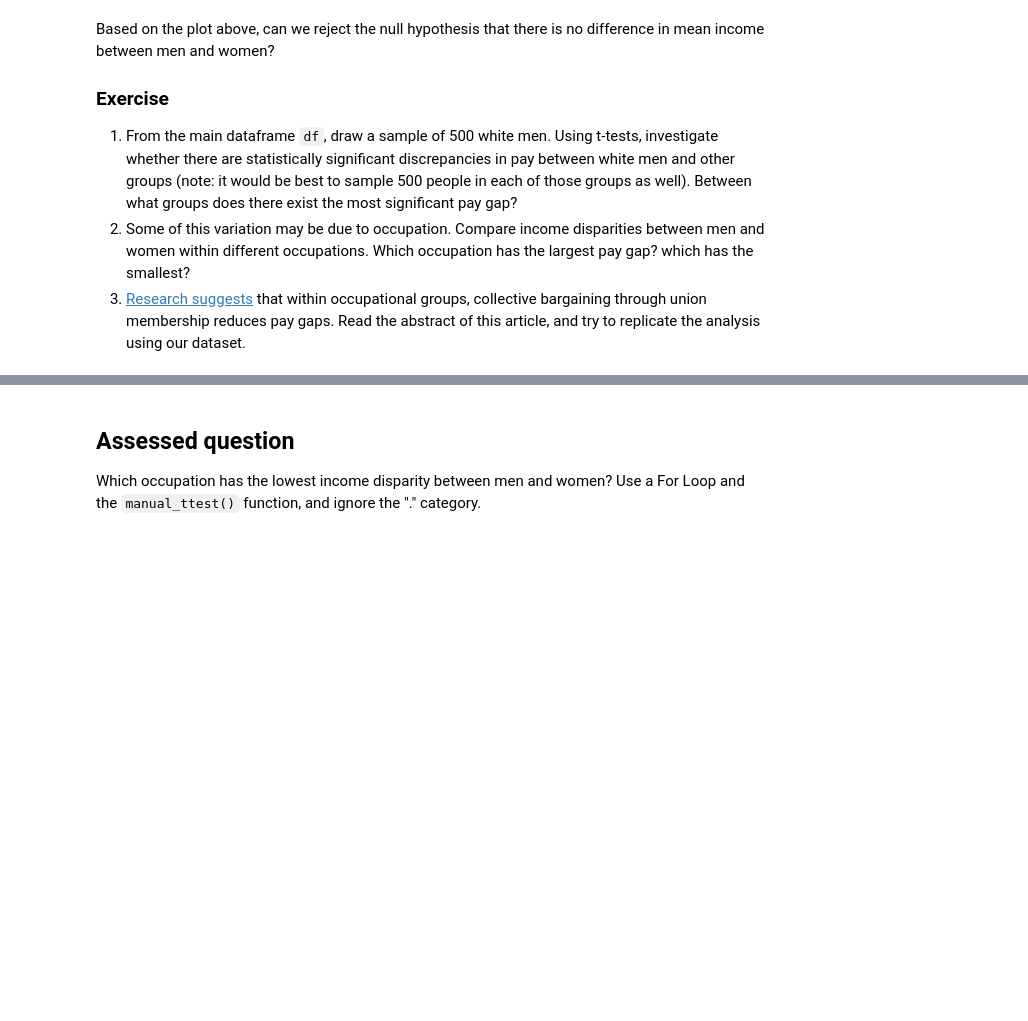
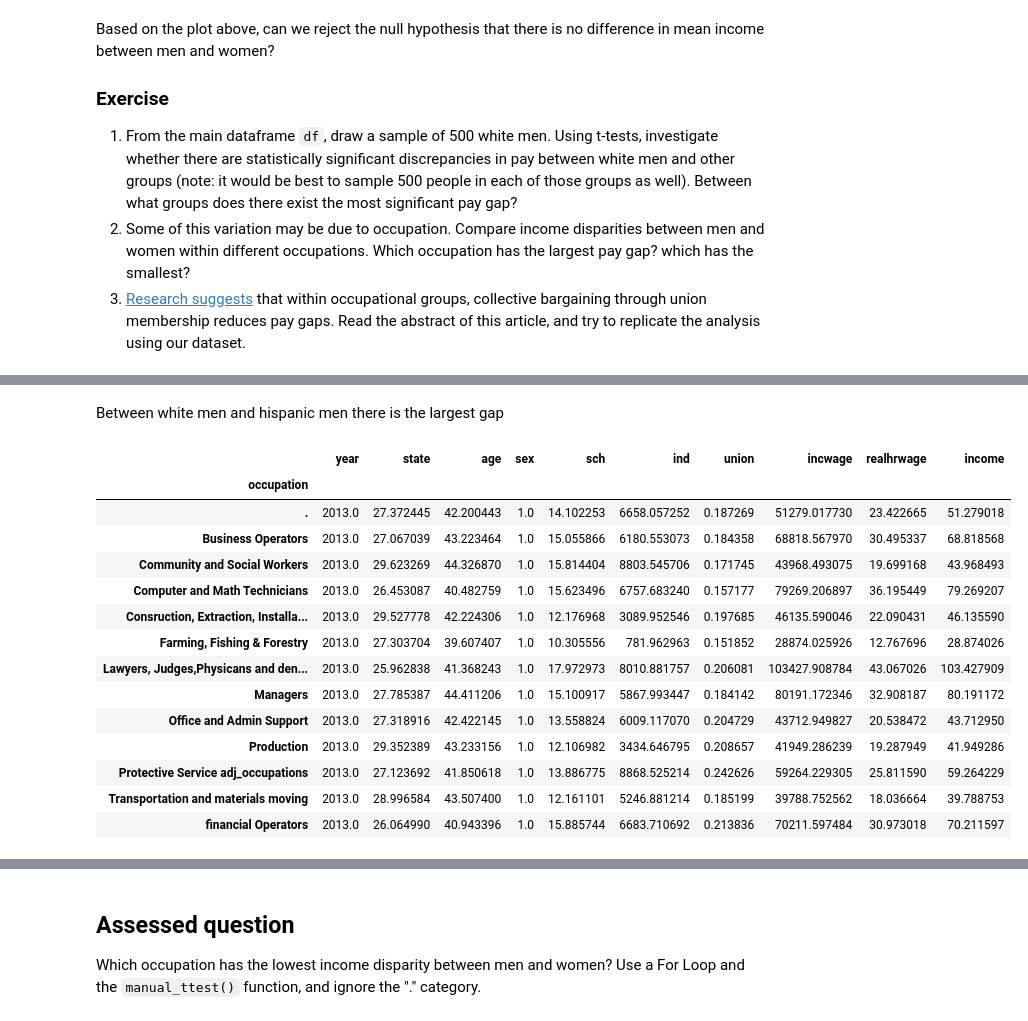
Before and after one commit to AngelaZhang111/QM2, a Jupyter notebook: w06_hypothesis_testing.ipynb, the cells around one changed output, grey strips where cells are left out. Cells and saved outputs as stored; diff of their text form; code cells hidden in the pictures; blank space fills up the shorter version.

```diff
--- a/w06_hypothesis_testing.ipynb
+++ b/w06_hypothesis_testing.ipynb
@@ -294,0 +334,24 @@ Based on the plot above, can we reject the null hypothesis that there is no diff
+# %% [markdown]
+Between white men and hispanic men there is the largest gap
+# %%
+#question 2: Some of this variation may be due to occupation.
+#Compare income disparities between men and women within different occupations.
+#Which occupation has the largest pay gap? which has the smallest?
+all_men = df[df['sex']==1]
+all_men.groupby('occupation').mean('income').sort_values('occupation')
+# %% [output]
+|  | year | state | age | sex | sch | ind | union | incwage | realhrwage | income |
+| occupation |  |  |  |  |  |  |  |  |  |  |
+| . | 2013.0 | 27.372445 | 42.200443 | 1.0 | 14.102253 | 6658.057252 | 0.187269 | 51279.017730 | 23.422665 | 51.279018 |
+| Business Operators | 2013.0 | 27.067039 | 43.223464 | 1.0 | 15.055866 | 6180.553073 | 0.184358 | 68818.567970 | 30.495337 | 68.818568 |
+| Community and Social Workers | 2013.0 | 29.623269 | 44.326870 | 1.0 | 15.814404 | 8803.545706 | 0.171745 | 43968.493075 | 19.699168 | 43.968493 |
+| Computer and Math Technicians | 2013.0 | 26.453087 | 40.482759 | 1.0 | 15.623496 | 6757.683240 | 0.157177 | 79269.206897 | 36.195449 | 79.269207 |
+| Consruction, Extraction, Installa... | 2013.0 | 29.527778 | 42.224306 | 1.0 | 12.176968 | 3089.952546 | 0.197685 | 46135.590046 | 22.090431 | 46.135590 |
+| Farming, Fishing & Forestry | 2013.0 | 27.303704 | 39.607407 | 1.0 | 10.305556 | 781.962963 | 0.151852 | 28874.025926 | 12.767696 | 28.874026 |
+| Lawyers, Judges,Physicans and den... | 2013.0 | 25.962838 | 41.368243 | 1.0 | 17.972973 | 8010.881757 | 0.206081 | 103427.908784 | 43.067026 | 103.427909 |
+| Managers | 2013.0 | 27.785387 | 44.411206 | 1.0 | 15.100917 | 5867.993447 | 0.184142 | 80191.172346 | 32.908187 | 80.191172 |
+| Office and Admin Support | 2013.0 | 27.318916 | 42.422145 | 1.0 | 13.558824 | 6009.117070 | 0.204729 | 43712.949827 | 20.538472 | 43.712950 |
+| Production | 2013.0 | 29.352389 | 43.233156 | 1.0 | 12.106982 | 3434.646795 | 0.208657 | 41949.286239 | 19.287949 | 41.949286 |
+| Protective Service adj_occupations | 2013.0 | 27.123692 | 41.850618 | 1.0 | 13.886775 | 8868.525214 | 0.242626 | 59264.229305 | 25.811590 | 59.264229 |
+| Transportation and materials moving | 2013.0 | 28.996584 | 43.507400 | 1.0 | 12.161101 | 5246.881214 | 0.185199 | 39788.752562 | 18.036664 | 39.788753 |
+| financial Operators | 2013.0 | 26.064990 | 40.943396 | 1.0 | 15.885744 | 6683.710692 | 0.213836 | 70211.597484 | 30.973018 | 70.211597 |
```
Also changed, not shown: parts of 14 cells of this notebook.
